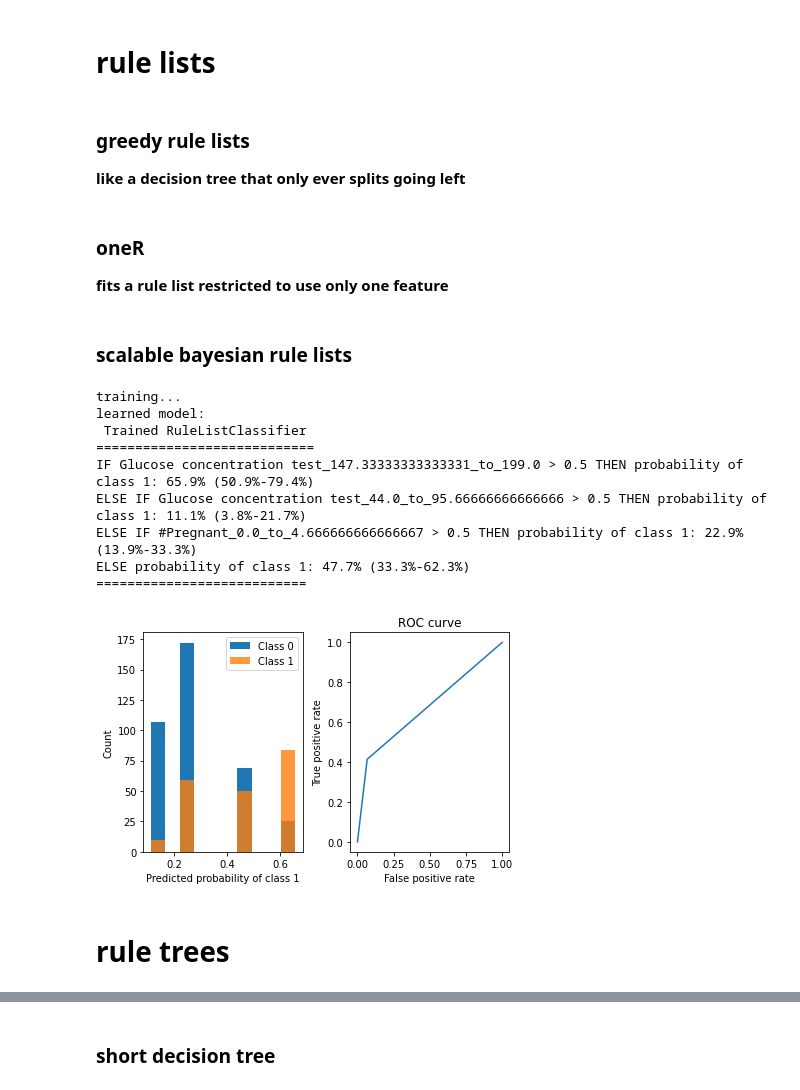
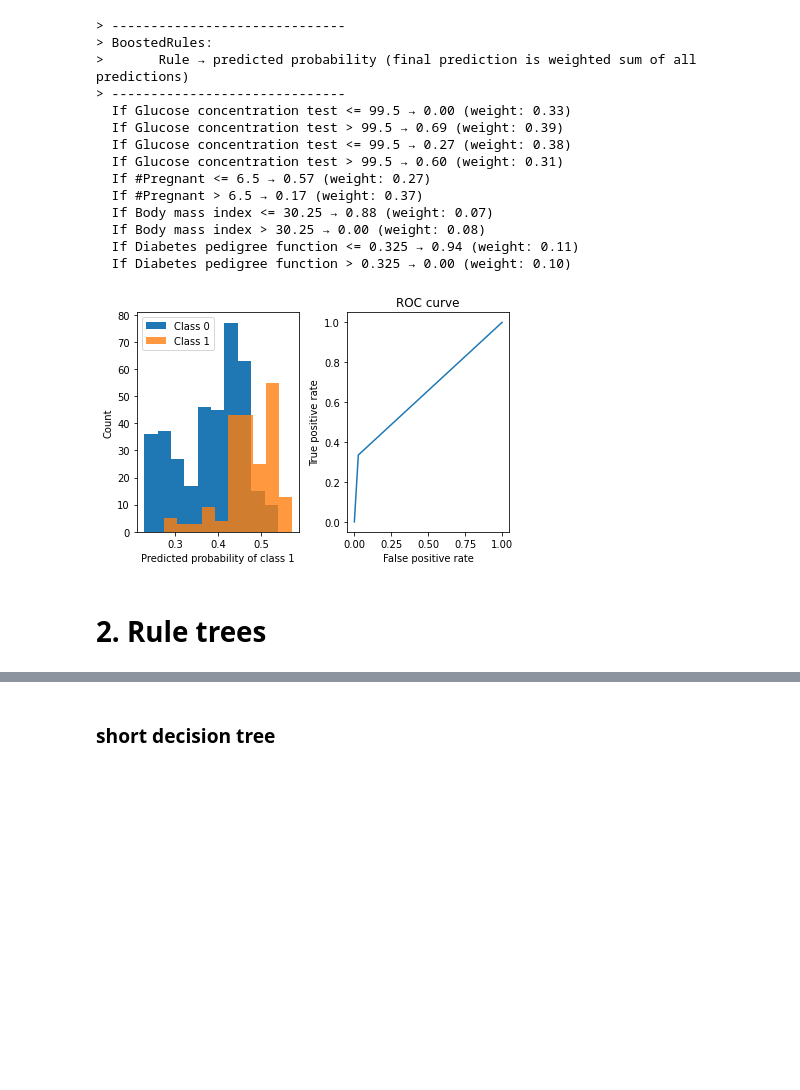
Before and after one commit to csinva/imodels, a Jupyter notebook: notebooks/imodels_demo.ipynb, the cells around one changed output, grey strips where cells are left out. Saved outputs shown, nothing was run; the diff lists cells and outputs as text; code cells hidden in the pictures; blank space fills up the shorter version.

```diff
--- a/notebooks/imodels_demo.ipynb
+++ b/notebooks/imodels_demo.ipynb
@@ -116,15 +99,26 @@ test r2: 0.63
 # %%
 # fit boosted stumps
 brc = BoostedRulesClassifier(n_estimators=10)
 brc.fit(X_train, y_train, feature_names=feat_names)
 
 print(brc)
 
 # look at performance
 probs = brc.predict_proba(X_test)
-viz_classification_preds(probs, y_test)
+demo_helper.viz_classification_preds(probs, y_test)
+# %% [output]
+> ------------------------------
+> BoostedRules:
+>       Rule → predicted probability (final prediction is weighted sum of all predictions)
+> ------------------------------
+  If Glucose concentration test <= 99.5 → 0.00 (weight: 0.33)
+  If Glucose concentration test > 99.5 → 0.69 (weight: 0.39)
+  If Glucose concentration test <= 99.5 → 0.27 (weight: 0.38)
+  If Glucose concentration test > 99.5 → 0.60 (weight: 0.31)
+  If #Pregnant <= 6.5 → 0.57 (weight: 0.27)
+  If #Pregnant > 6.5 → 0.17 (weight: 0.37)
+  If Body mass index <= 30.25 → 0.88 (weight: 0.07)
+  If Body mass index > 30.25 → 0.00 (weight: 0.08)
+  If Diabetes pedigree function <= 0.325 → 0.94 (weight: 0.11)
+  If Diabetes pedigree function > 0.325 → 0.00 (weight: 0.10)
+[figure, added]
-# %% [markdown]
-# rule lists
-# %% [markdown]
-### greedy rule lists
-**like a decision tree that only ever splits going left**
@@ -142,3 +124,0 @@ viz_classification_preds(probs, y_test)
-# %% [markdown]
-### oneR
-**fits a rule list restricted to use only one feature**
@@ -156,2 +124,0 @@ viz_classification_preds(probs, y_test)
-# %% [markdown]
-### scalable bayesian rule lists
@@ -162,22 +125,2 @@ X_test_brl_df = disc.transform(pd.DataFrame(X_test[:, :3], columns=feat_names[:3
-# %%
-# train classifier (allow more iterations for better accuracy; use BigDataRuleListClassifier for large datasets)
-print('training...')
-m = BayesianRuleListClassifier()
-m.fit(X_train_brl_df.values, y_train, feature_names=X_train_brl_df.columns)
-
-probs = m.predict_proba(X_test_brl_df.values)
-print("learned model:\n", m)
-viz_classification_preds(probs, y_test)
-# %% [output]
-training...
-learned model:
- Trained RuleListClassifier
-============================
-IF Glucose concentration test_147.33333333333331_to_199.0 > 0.5 THEN probability of class 1: 65.9% (50.9%-79.4%)
-ELSE IF Glucose concentration test_44.0_to_95.66666666666666 > 0.5 THEN probability of class 1: 11.1% (3.8%-21.7%)
-ELSE IF #Pregnant_0.0_to_4.666666666666667 > 0.5 THEN probability of class 1: 22.9% (13.9%-33.3%)
-ELSE probability of class 1: 47.7% (33.3%-62.3%)
-===========================
-[figure, removed]
 # %% [markdown]
-# rule trees
+# 2. Rule trees
```
Also changed, not shown: parts of 26 cells of this notebook, 2 other files.
